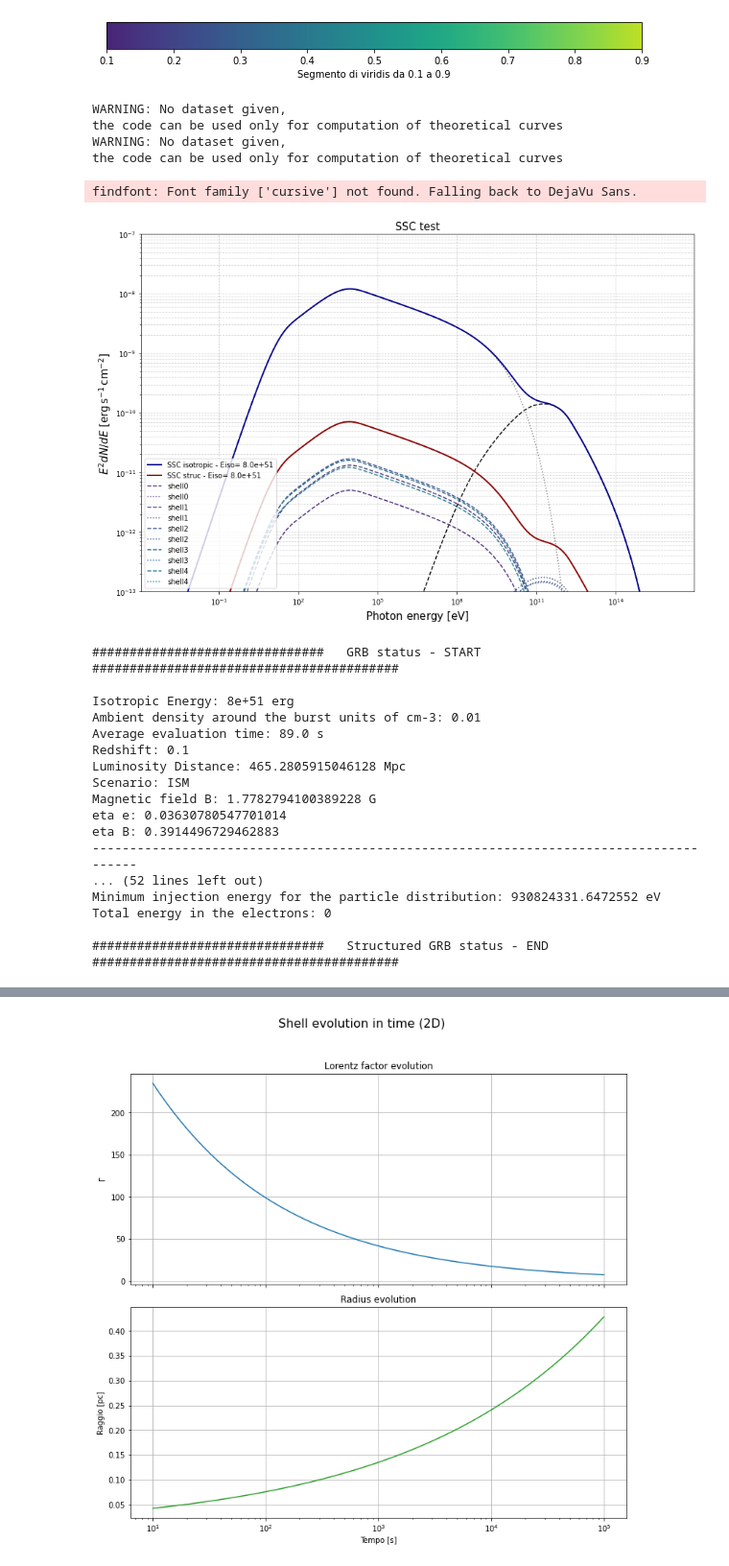
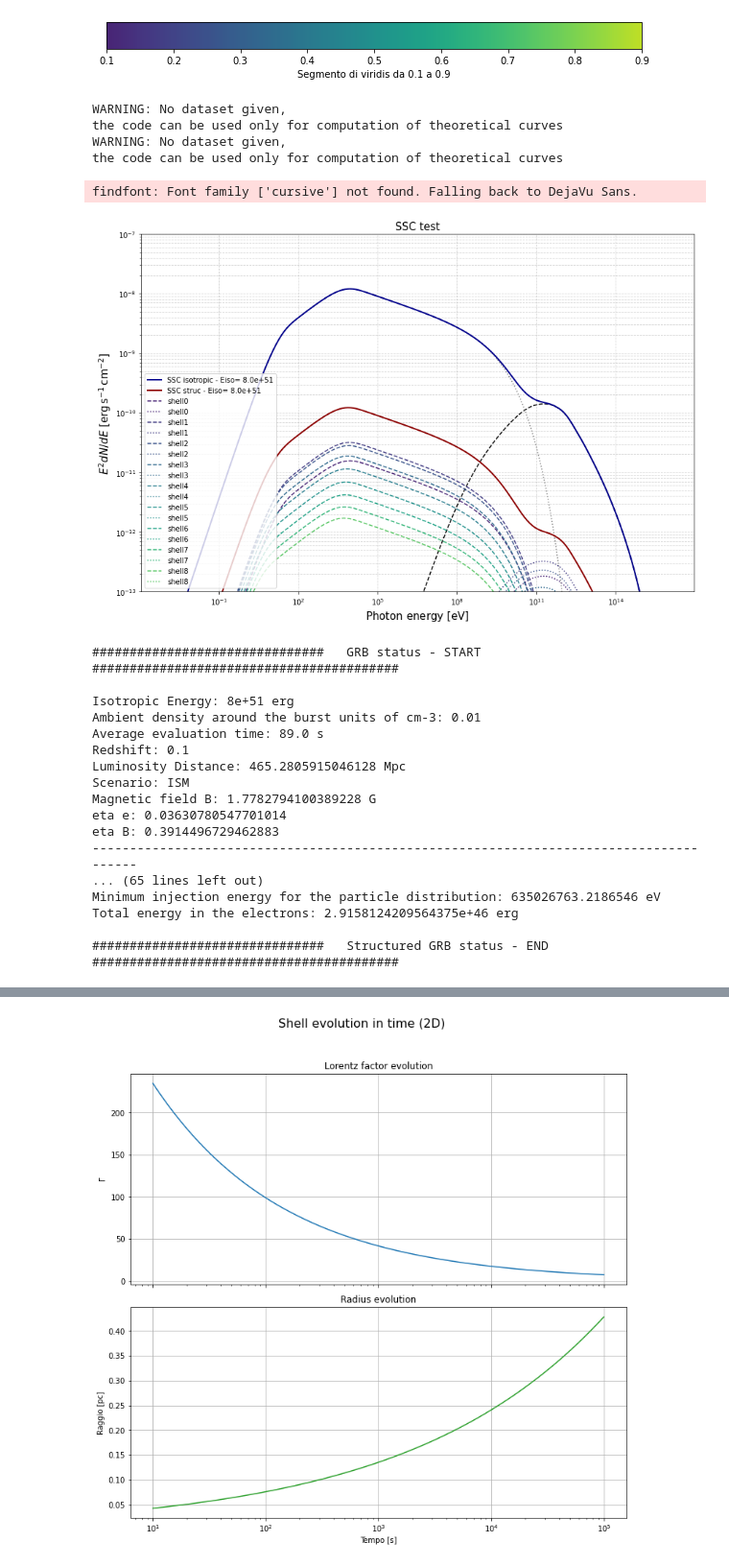
Before and after one commit to TobiaMatcovich/GRBmodelling, a Jupyter notebook: TEST4.ipynb, the cells around one changed output, grey strips where cells are left out. Shown at 96% size. Drawn from its saved outputs; the diff is of its cells as text; code cells hidden in the pictures.

```diff
--- a/TEST4.ipynb
+++ b/TEST4.ipynb
@@ -127,7 +127,7 @@ for Eiso in multi_Eiso:
     grb_struc= GRBModel_topstruc(eiso_zero=Eiso, dens=density, tstart=tstart, tstop=tstop, redshift=redshift,
                         pars=[eta_e, Ebreak,Index2, Ec,  B],
                         labels=['log10(eta_e)', 'log10(Ebreak)', 'Index2', 'log10(Ec)', 'log10(B)'],
-                        energy_profile='gaussian',shells=6, thetaend=10.0,
+                        energy_profile='powerlaw',shells=10, thetaend=30.0,
                         scenario='ISM',cooling_constrain=False,data=None)
     emin=1e-3
     emax=1e16
@@ -155,35 +155,35 @@ for Eiso in multi_Eiso:
     plt.loglog(spectrum_energy,SSC,lw=2,label=f'SSC isotropic - Eiso= {"{:.1e}".format(Eiso)}',c="darkblue")
     plt.loglog(spectrum_energy,SSC2,lw=2,label=f'SSC struc - Eiso= {"{:.1e}".format(Eiso)}',c="darkred")
 
-    for i in range(0,5):
+    for i in range(0,9):
 
 
         plt.loglog(spectrum_energy,grb_struc.synch_comp[i,:],lw=1.5,ls='--',c=cmap2(color),label=f'shell{i}')
         plt.loglog(spectrum_energy,grb_struc.ic_comp[i,:],lw=1.5,ls=':',c=cmap2(color),label=f'shell{i}')
         color=color+0.1
 
 plt.xlabel('Photon energy [{0}]'.format(spectrum_energy.unit.to_string('latex_inline')),fontsize=15)
 plt.ylabel('$E^2 dN/dE$ [{0}]'.format(model[0].unit.to_string('latex_inline')),fontsize=15)
 
 plt.ylim(ymin, ymax)
 #plt.xlim(1e-3,5e16)
 plt.tight_layout()
 plt.legend(loc='lower left')
 
 
 plt.title(f"SSC test",fontsize=15)
 print("")
 plt.grid(True, which="both", linestyle="--", alpha=0.6)
 
 #plt.savefig("/media/tobiazenbook/PortableSSD/JOB/Projects/GRB-modelling/Plots-April30/plot1", format="jpg", dpi=300)
 plt.show()
 # %% [output]
 WARNING: No dataset given,
 the code can be used only for computation of theoretical curves
 WARNING: No dataset given,
 the code can be used only for computation of theoretical curves
 findfont: Font family ['cursive'] not found. Falling back to DejaVu Sans.
-[figure, old version]
+[figure, new version]
 # %%
 grb.print_GRB_status()
 
@@ -204,9 +204,9 @@ Magnetic field B: 1.7782794100389228 G
 eta e: 0.03630780547701014
 eta B: 0.3914496729462883
 ---------------------------------------------------------------------------------------
-... (52 lines left out)
-Minimum injection energy for the particle distribution: 930824331.6472552 eV
-Total energy in the electrons: 0
+... (65 lines left out)
+Minimum injection energy for the particle distribution: 635026763.2186546 eV
+Total energy in the electrons: 2.9158124209564375e+46 erg
 
 ###############################   Structured GRB status - END   #########################################
 # %%
```
Also changed, not shown: parts of 2 cells of this notebook, 1 other file.
